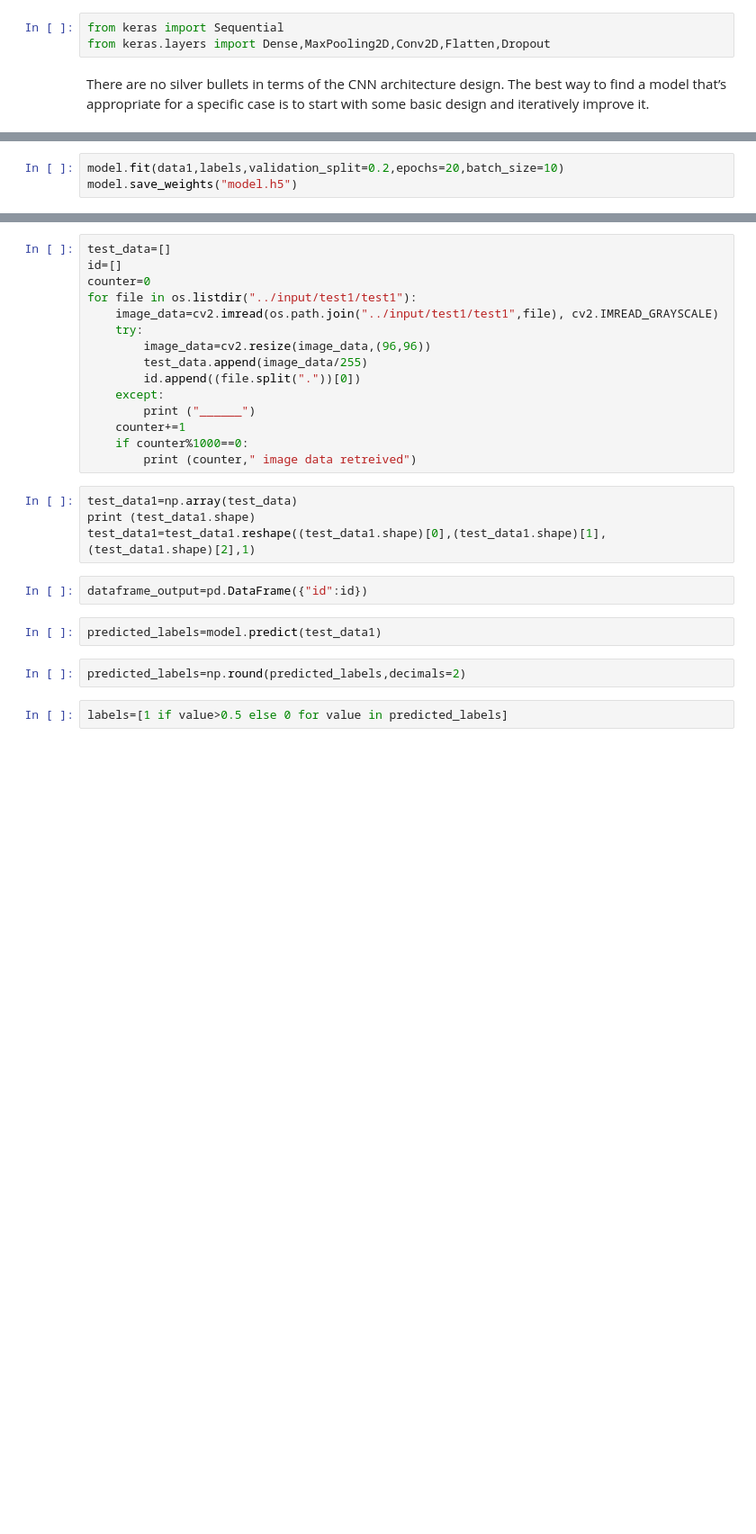
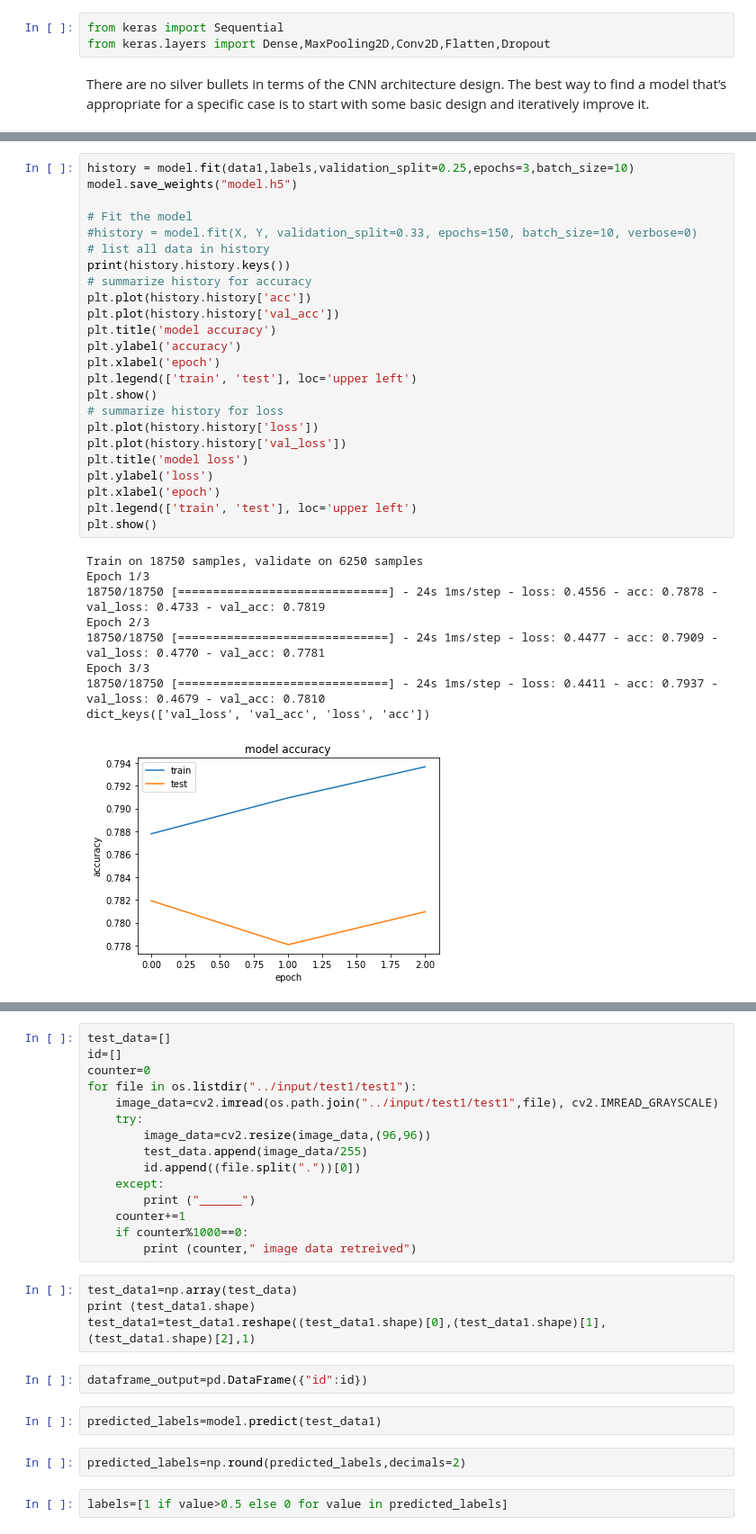
Before and after one commit to inspirenata/CatsDogsClassifier, a Jupyter notebook: cat_dog_clf.ipynb, the cells around one changed output, grey strips where cells are left out. Shown: that part at 90% size. Saved outputs shown, nothing was run; the diff lists cells and outputs as text; blank space fills up the shorter version.

```diff
--- a/cat_dog_clf.ipynb
+++ b/cat_dog_clf.ipynb
@@ -65,3 +109,34 @@ print (labels.shape)
-# %%
-model.fit(data1,labels,validation_split=0.2,epochs=20,batch_size=10)
-model.save_weights("model.h5")
+# %%
+history = model.fit(data1,labels,validation_split=0.25,epochs=3,batch_size=10)
+model.save_weights("model.h5")
+
+# Fit the model
+#history = model.fit(X, Y, validation_split=0.33, epochs=150, batch_size=10, verbose=0)
+# list all data in history
+print(history.history.keys())
+# summarize history for accuracy
+plt.plot(history.history['acc'])
+plt.plot(history.history['val_acc'])
+plt.title('model accuracy')
+plt.ylabel('accuracy')
+plt.xlabel('epoch')
+plt.legend(['train', 'test'], loc='upper left')
+plt.show()
+# summarize history for loss
+plt.plot(history.history['loss'])
+plt.plot(history.history['val_loss'])
+plt.title('model loss')
+plt.ylabel('loss')
+plt.xlabel('epoch')
+plt.legend(['train', 'test'], loc='upper left')
+plt.show()
+# %% [output]
+Train on 18750 samples, validate on 6250 samples
+Epoch 1/3
+18750/18750 [==============================] - 24s 1ms/step - loss: 0.4556 - acc: 0.7878 - val_loss: 0.4733 - val_acc: 0.7819
+Epoch 2/3
+18750/18750 [==============================] - 24s 1ms/step - loss: 0.4477 - acc: 0.7909 - val_loss: 0.4770 - val_acc: 0.7781
+Epoch 3/3
+18750/18750 [==============================] - 24s 1ms/step - loss: 0.4411 - acc: 0.7937 - val_loss: 0.4679 - val_acc: 0.7810
+dict_keys(['val_loss', 'val_acc', 'loss', 'acc'])
+[figure, added]
```
Also changed, not shown: parts of 6 cells of this notebook.
